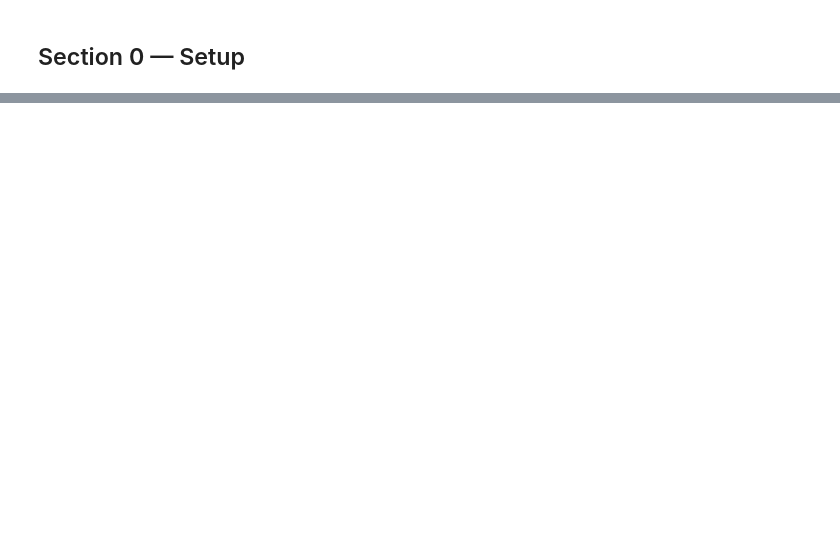
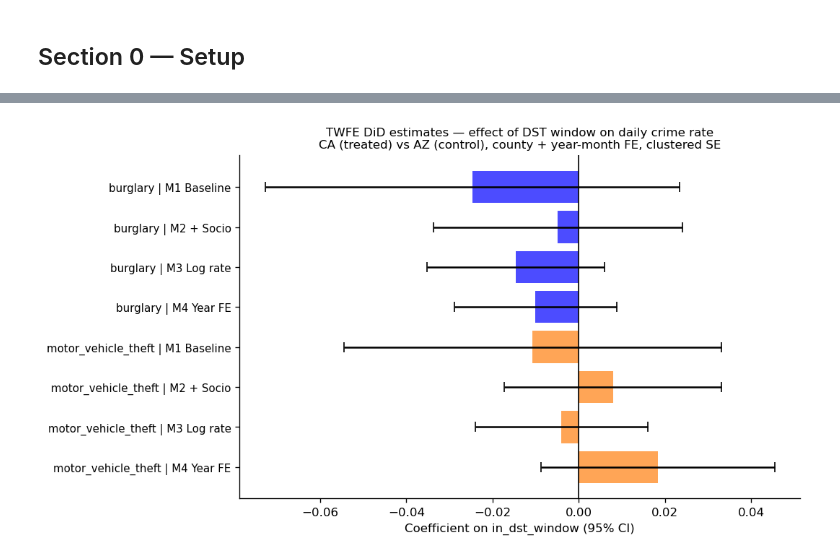
Before and after one commit to shellyycao/IDS701_UDS_Final_Project, a Jupyter notebook: notebooks/stage2_ca_az_did.ipynb, the cells around one changed output, grey strips where cells are left out. Cells and saved outputs as stored; diff of their text form; code cells hidden in the pictures; blank space fills up the shorter version.

```diff
--- a/notebooks/stage2_ca_az_did.ipynb
+++ b/notebooks/stage2_ca_az_did.ipynb
@@ -1132,0 +655,20 @@ Key contrasts to highlight in the write-up:
+# %%
+# ── Run four specifications for each crime type ────────────────────────────
+BASE_CONTROLS  = ["in_dst_window", "is_weekend", "is_holiday"]
+SOCIO_CONTROLS = BASE_CONTROLS + [
+    "median_household_income", "poverty_rate",
+    "unemployment_rate",       "bachelors_plus_rate"
+]
+
+results = {}
+for ct in CRIMES:
+    sub = panel[panel["crime_type"] == ct].copy()
+    results[f"{ct} | M1 Baseline"] = run_twfe(sub, "crime_rate_per_100k", BASE_CONTROLS)
+    results[f"{ct} | M2 + Socio"]  = run_twfe(sub, "crime_rate_per_100k", SOCIO_CONTROLS)
+    results[f"{ct} | M3 Log rate"] = run_twfe(sub, "log_rate",            BASE_CONTROLS)
+    results[f"{ct} | M4 Year FE"]  = run_twfe(sub, "crime_rate_per_100k", BASE_CONTROLS, time="year")
+
+print("=== MAIN TWFE RESULTS ===")
+print(results_table(results).to_string(index=False))
+print("\nFE: county + year-month (M1-M3), county + year (M4)")
+print("SE clustered at county level. *** p<0.01, ** p<0.05, * p<0.1")
@@ -1132,0 +689,24 @@ Key contrasts to highlight in the write-up:
+# %%
+# ── Coefficient plot ───────────────────────────────────────────────────────
+labels = list(results.keys())
+coefs  = np.array([results[k].params.get("in_dst_window", np.nan) for k in labels])
+ci95   = 1.96 * np.array([results[k].bse.get("in_dst_window", np.nan) for k in labels])
+colors = [STATE_COLORS["CA"] if i < 4 else "#ff7f0e" for i in range(len(labels))]
+
+fig, ax = plt.subplots(figsize=(9, max(5, 0.45 * len(labels))))
+y_pos = np.arange(len(labels))[::-1]
+ax.barh(y_pos, coefs, xerr=ci95, color=colors, alpha=0.7,
+        error_kw={"elinewidth": 1.5, "capsize": 4})
+ax.axvline(0, color="black", lw=1)
+ax.set_yticks(y_pos)
+ax.set_yticklabels(labels, fontsize=9)
+ax.set_xlabel("Coefficient on in_dst_window (95% CI)")
+ax.set_title(
+    "TWFE DiD estimates — effect of DST window on daily crime rate\n"
+    "CA (treated) vs AZ (control), county + year-month FE, clustered SE",
+    fontsize=10
+)
+plt.tight_layout()
+plt.show()
+# %% [output]
+[figure, added]
```
Also changed, not shown: parts of 64 cells of this notebook.
